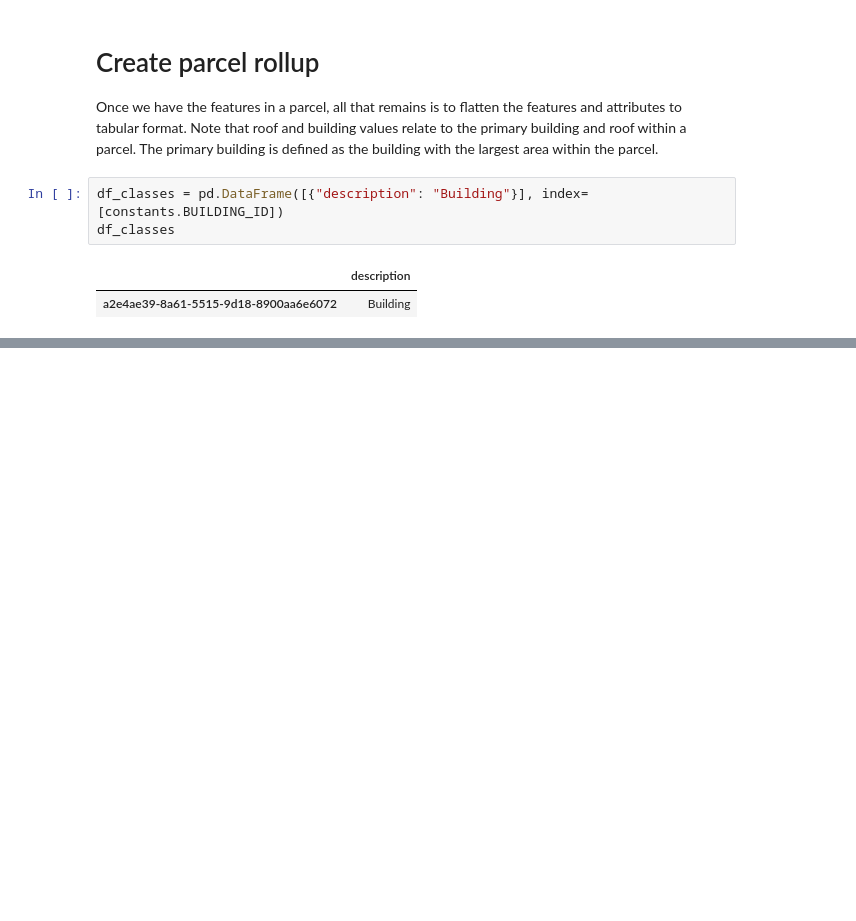
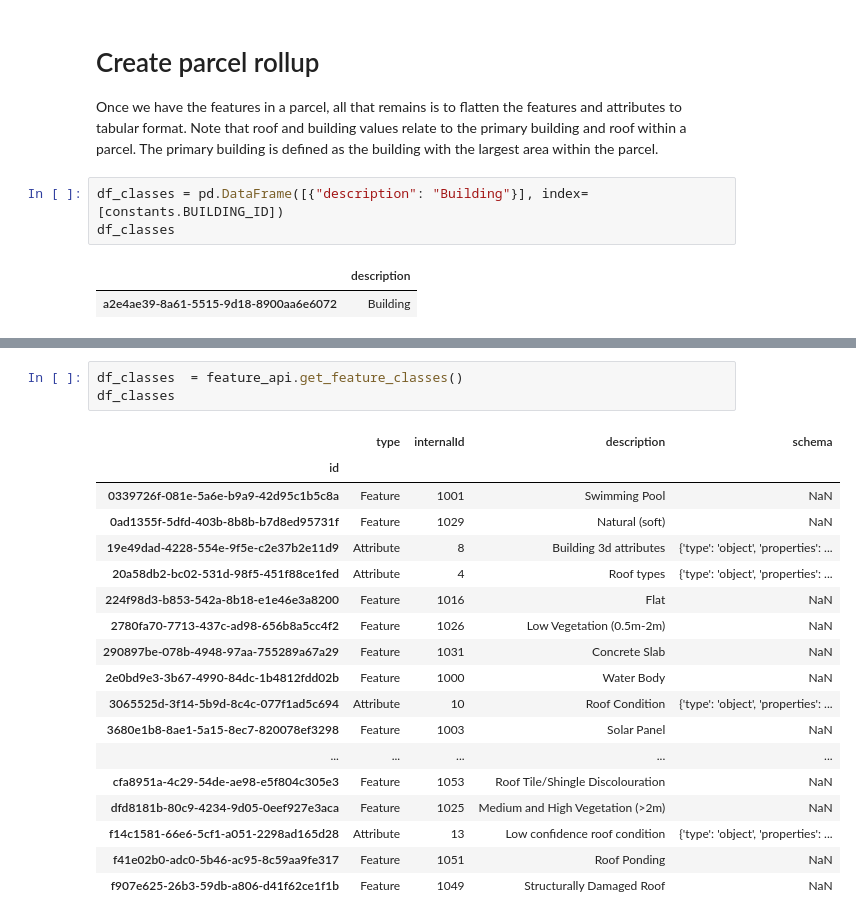
Before and after one commit to nearmap/nmaipy, a Jupyter notebook: notebooks/Payload_Rollup_Minimal_Example.ipynb, the cells around one changed output, grey strips where cells are left out. Drawn from its saved outputs; the diff is of its cells as text; blank space fills up the shorter version.

```diff
--- a/notebooks/Payload_Rollup_Minimal_Example.ipynb
+++ b/notebooks/Payload_Rollup_Minimal_Example.ipynb
@@ -243,3 +243,25 @@ rollup_df
  'primary_building_num_storeys_1_confidence': 0.5185629099256127,
  'primary_building_num_storeys_2_confidence': 0.4774573110445819,
  'primary_building_num_storeys_3+_confidence': 0.0039797790298054395}
+# %%
+df_classes  = feature_api.get_feature_classes()
+df_classes
+# %% [output]
+|  | type | internalId | description | schema |
+| id |  |  |  |  |
+| 0339726f-081e-5a6e-b9a9-42d95c1b5c8a | Feature | 1001 | Swimming Pool | NaN |
+| 0ad1355f-5dfd-403b-8b8b-b7d8ed95731f | Feature | 1029 | Natural (soft) | NaN |
+| 19e49dad-4228-554e-9f5e-c2e37b2e11d9 | Attribute | 8 | Building 3d attributes | {'type': 'object', 'properties': ... |
+| 20a58db2-bc02-531d-98f5-451f88ce1fed | Attribute | 4 | Roof types | {'type': 'object', 'properties': ... |
+| 224f98d3-b853-542a-8b18-e1e46e3a8200 | Feature | 1016 | Flat | NaN |
+| 2780fa70-7713-437c-ad98-656b8a5cc4f2 | Feature | 1026 | Low Vegetation (0.5m-2m) | NaN |
+| 290897be-078b-4948-97aa-755289a67a29 | Feature | 1031 | Concrete Slab | NaN |
+| 2e0bd9e3-3b67-4990-84dc-1b4812fdd02b | Feature | 1000 | Water Body | NaN |
+| 3065525d-3f14-5b9d-8c4c-077f1ad5c694 | Attribute | 10 | Roof Condition | {'type': 'object', 'properties': ... |
+| 3680e1b8-8ae1-5a15-8ec7-820078ef3298 | Feature | 1003 | Solar Panel | NaN |
+| ... | ... | ... | ... | ... |
+| cfa8951a-4c29-54de-ae98-e5f804c305e3 | Feature | 1053 | Roof Tile/Shingle Discolouration | NaN |
+| dfd8181b-80c9-4234-9d05-0eef927e3aca | Feature | 1025 | Medium and High Vegetation (>2m) | NaN |
+| f14c1581-66e6-5cf1-a051-2298ad165d28 | Attribute | 13 | Low confidence roof condition | {'type': 'object', 'properties': ... |
+| f41e02b0-adc0-5b46-ac95-8c59aa9fe317 | Feature | 1051 | Roof Ponding | NaN |
+| f907e625-26b3-59db-a806-d41f62ce1f1b | Feature | 1049 | Structurally Damaged Roof | NaN |
```
Also changed, not shown: parts of 2 cells of this notebook.
